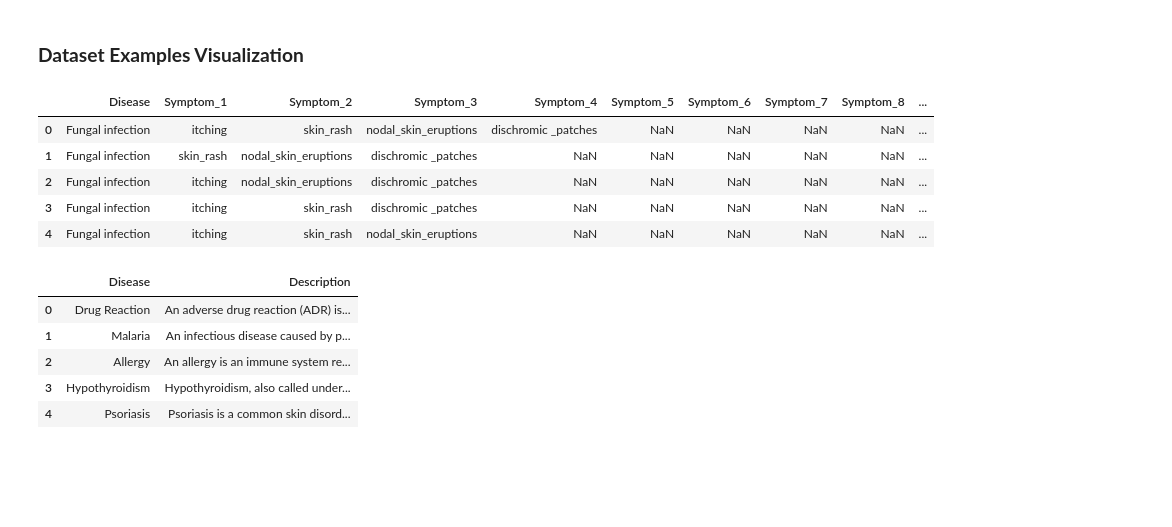
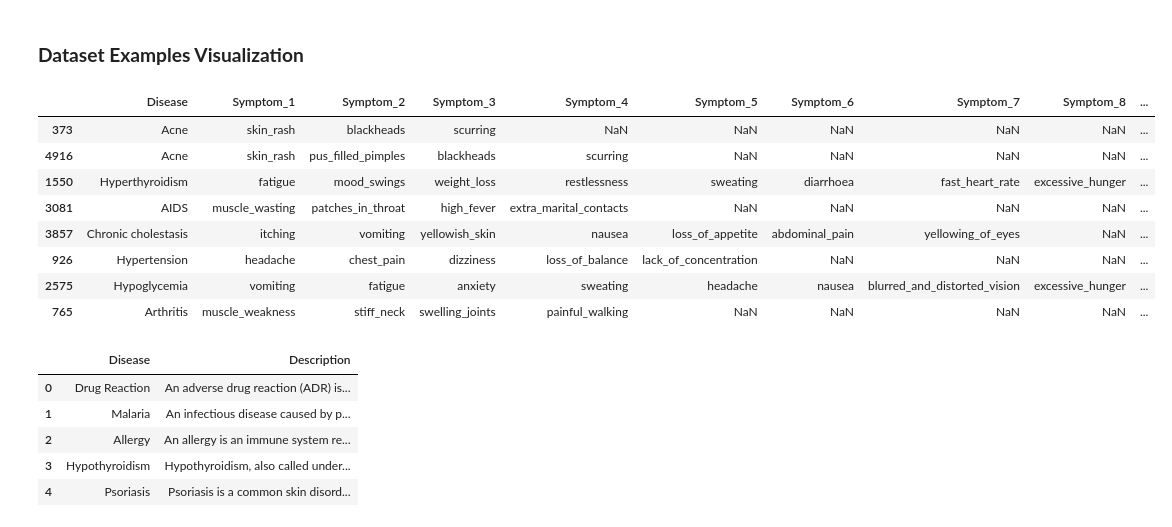
Before and after one commit to domipm/AML-Disease-Symptom, a Jupyter notebook: Visualizations.ipynb, the cells around one changed output. Drawn from its saved outputs; the diff is of its cells as text; code cells hidden in the pictures; blank space fills up the shorter version.

Commit message:
Show random sample instead of ordered dataset

```diff
--- a/Visualizations.ipynb
+++ b/Visualizations.ipynb
@@ -30,15 +30,18 @@ df_Sev=pd.read_csv('Dataset/symptom_severity.csv')          # Severity weight of
 # %% [markdown]
 ### **Dataset Examples Visualization**
 # %%
-# Show header of patient disease and symptoms data
-df_Data.head()
+# Show random sample of patient disease and symptoms data
+df_Data.sample(8, random_state=42)
 # %% [output]
 |  | Disease | Symptom_1 | Symptom_2 | Symptom_3 | Symptom_4 | Symptom_5 | Symptom_6 | Symptom_7 | Symptom_8 | ... |
-| 0 | Fungal infection | itching | skin_rash | nodal_skin_eruptions | dischromic _patches | NaN | NaN | NaN | NaN | ... |
-| 1 | Fungal infection | skin_rash | nodal_skin_eruptions | dischromic _patches | NaN | NaN | NaN | NaN | NaN | ... |
-| 2 | Fungal infection | itching | nodal_skin_eruptions | dischromic _patches | NaN | NaN | NaN | NaN | NaN | ... |
-| 3 | Fungal infection | itching | skin_rash | dischromic _patches | NaN | NaN | NaN | NaN | NaN | ... |
-| 4 | Fungal infection | itching | skin_rash | nodal_skin_eruptions | NaN | NaN | NaN | NaN | NaN | ... |
+| 373 | Acne | skin_rash | blackheads | scurring | NaN | NaN | NaN | NaN | NaN | ... |
+| 4916 | Acne | skin_rash | pus_filled_pimples | blackheads | scurring | NaN | NaN | NaN | NaN | ... |
+| 1550 | Hyperthyroidism | fatigue | mood_swings | weight_loss | restlessness | sweating | diarrhoea | fast_heart_rate | excessive_hunger | ... |
+| 3081 | AIDS | muscle_wasting | patches_in_throat | high_fever | extra_marital_contacts | NaN | NaN | NaN | NaN | ... |
+| 3857 | Chronic cholestasis | itching | vomiting | yellowish_skin | nausea | loss_of_appetite | abdominal_pain | yellowing_of_eyes | NaN | ... |
+| 926 | Hypertension | headache | chest_pain | dizziness | loss_of_balance | lack_of_concentration | NaN | NaN | NaN | ... |
+| 2575 | Hypoglycemia | vomiting | fatigue | anxiety | sweating | headache | nausea | blurred_and_distorted_vision | excessive_hunger | ... |
+| 765 | Arthritis | muscle_weakness | stiff_neck | swelling_joints | painful_walking | NaN | NaN | NaN | NaN | ... |
 # %%
 # Show header of disease descriptions
 df_Desc.head()
```
